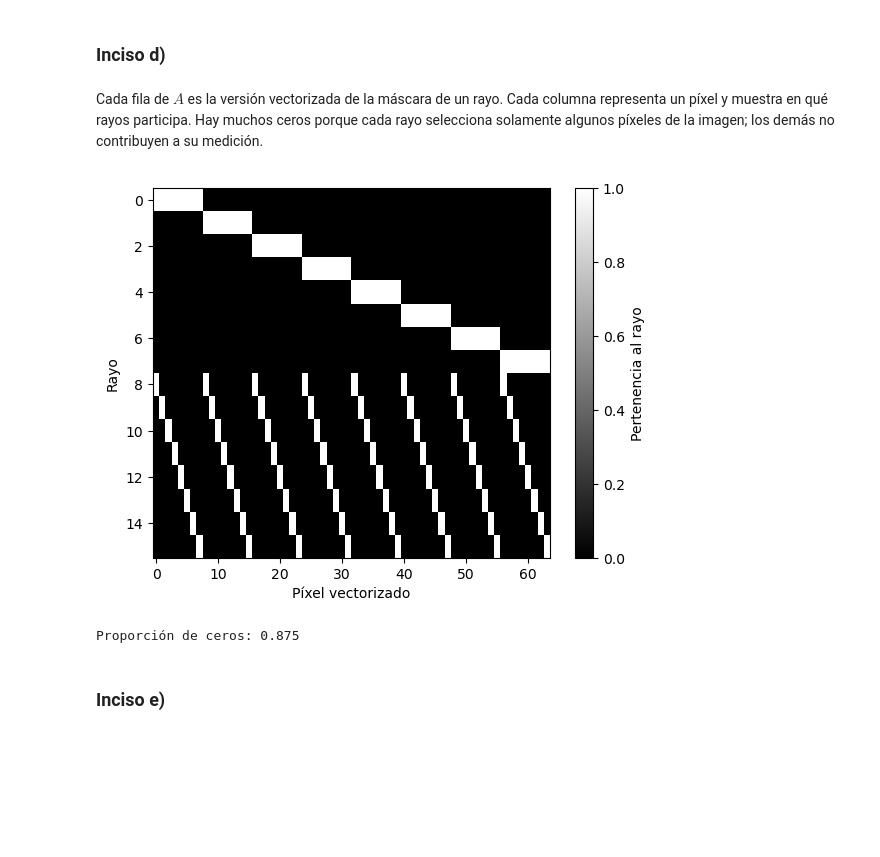
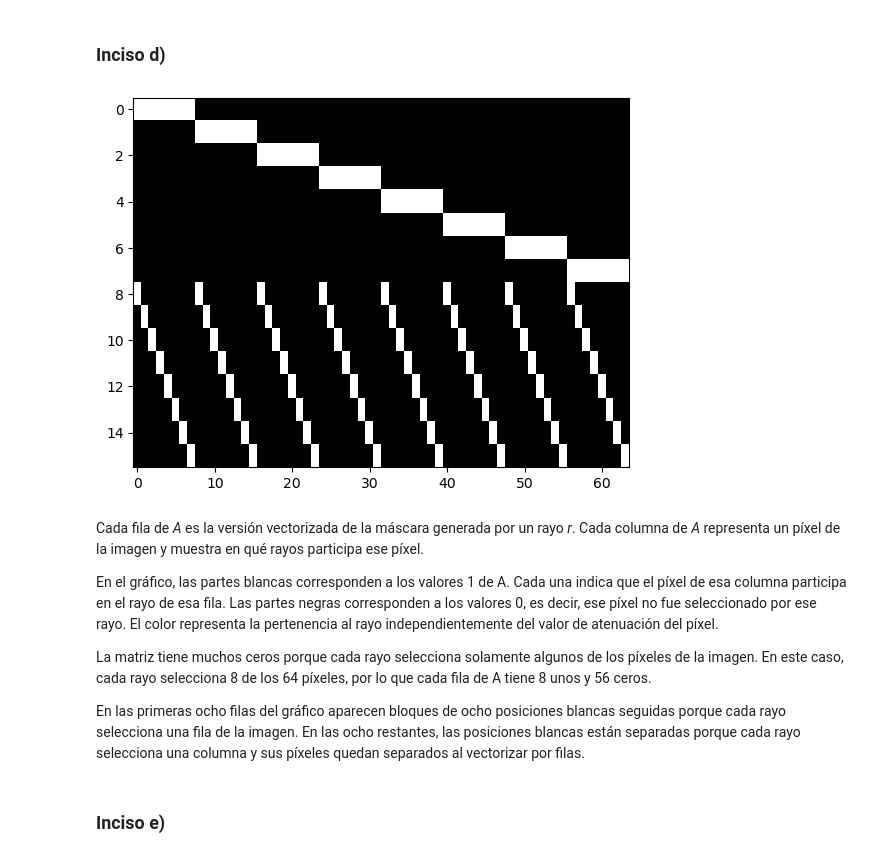
Before and after one commit to fededelcuadro/proyecto-tomografia-metodos, a Jupyter notebook: ejercicio_3.ipynb, the cells around one changed output. Saved outputs shown, nothing was run; the diff lists cells and outputs as text; code cells hidden in the pictures; blank space fills up the shorter version.

```diff
--- a/ejercicio_3.ipynb
+++ b/ejercicio_3.ipynb
@@ -56,23 +56,31 @@ def matriz_proyeccion(n, direcciones):
 # %% [markdown]
 ### Inciso b)
 # %%
-def matriz_proyeccion(n, direcciones):
+def matriz_proyeccion_y_rayo(n, direcciones):
     filas_A = []
     rayos = []
 
-    for direccion in direcciones:
-        alfa = direccion[0]
-        beta = direccion[1]
-        valores_s = set()
+    for k in range(len(direcciones)):
+        # Guardamos las coordenadas alfa, beta de cada tupla del vector direcciones
+        alfa= direcciones[k][0]
+        beta = direcciones[k][1]
+        valores_s = set() # Inicializamos el conjunto valores_s donde gaurdamos los valores s ordenados
 
         for i in range(n):
             for j in range(n):
-                valores_s.add(alfa * i + beta * j)
+                # Para esa direccion calculamos el valor s
+                s = alfa * i + beta * j
+                valores_s.add(s) # Agregamos ese valor s al conjunto de valores_s
 
-        for s in sorted(valores_s):
-            mascara = mascara_rayo(n, direccion, s)
-            filas_A.append(mascara.reshape(-1))
-            rayos.append((direccion, s))
+        valores_s = sorted(valores_s) # Ordenamos los valores del conjunto
 
-    A = np.array(filas_A, dtype=float)
+        # Para cada valor del conjunto valores_s
+        for s in valores_s:
+            # Construimos su mascara tomando la direccion y su valor correspondiente s
+            mascara = mascara_rayo(n, direcciones[k], s)
+            fila = mascara.reshape(-1) #Vectorizamos la mascara para luego convertirlo en fila de la matriz A
+            filas_A.append(fila) #Agregamos la fila a la matriz A
+            rayos.append((direcciones[k], s))
+
+    A = np.array(filas_A)
     return A, rayos
@@ -99,19 +100,19 @@ Primer rayo: ((1, 0), 0)
 Por el **shape=(16,64)** podemos corroborar que el tamaño de la matriz A es de 16x64, siendo 16 la cantidad de rayos
 # %% [markdown]
 ### Inciso d)
-# %% [markdown]
-Cada fila de $A$ es la versión vectorizada de la máscara de un rayo. Cada columna representa
-un píxel y muestra en qué rayos participa. Hay muchos ceros porque cada rayo selecciona
-solamente algunos píxeles de la imagen; los demás no contribuyen a su medición.
-# %%
-plt.imshow(A, cmap="gray", aspect="auto")
-plt.xlabel("Píxel vectorizado")
-plt.ylabel("Rayo")
-plt.colorbar(label="Pertenencia al rayo")
-plt.show()
-print("Proporción de ceros:", np.mean(A == 0))
-# %% [output]
-[figure, removed]
-Proporción de ceros: 0.875
+# %%
+A = matriz_proyeccion(8, [(1, 0), (0, 1)])
+plt.imshow(A, cmap="gray", aspect="auto")
+plt.show()
+# %% [output]
+[figure, added]
+# %% [markdown]
+Cada fila de *A* es la versión vectorizada de la máscara generada por un rayo *r*. Cada columna de *A* representa un píxel de la imagen y muestra en qué rayos participa ese píxel.
+
+En el gráfico, las partes blancas corresponden a los valores 1 de A. Cada una indica que el píxel de esa columna participa en el rayo de esa fila. Las partes negras corresponden a los valores 0, es decir, ese píxel no fue seleccionado por ese rayo. El color representa la pertenencia al rayo independientemente del valor de atenuación del píxel.
+
+La matriz tiene muchos ceros porque cada rayo selecciona solamente algunos de los píxeles de la imagen. En este caso, cada rayo selecciona 8 de los 64 píxeles, por lo que cada fila de A tiene 8 unos y 56 ceros.
+
+En las primeras ocho filas del gráfico aparecen bloques de ocho posiciones blancas seguidas porque cada rayo selecciona una fila de la imagen. En las ocho restantes, las posiciones blancas están separadas porque cada rayo selecciona una columna y sus píxeles quedan separados al vectorizar por filas.
 # %% [markdown]
 ### Inciso e)
```
Also changed, not shown: parts of 9 cells of this notebook.
